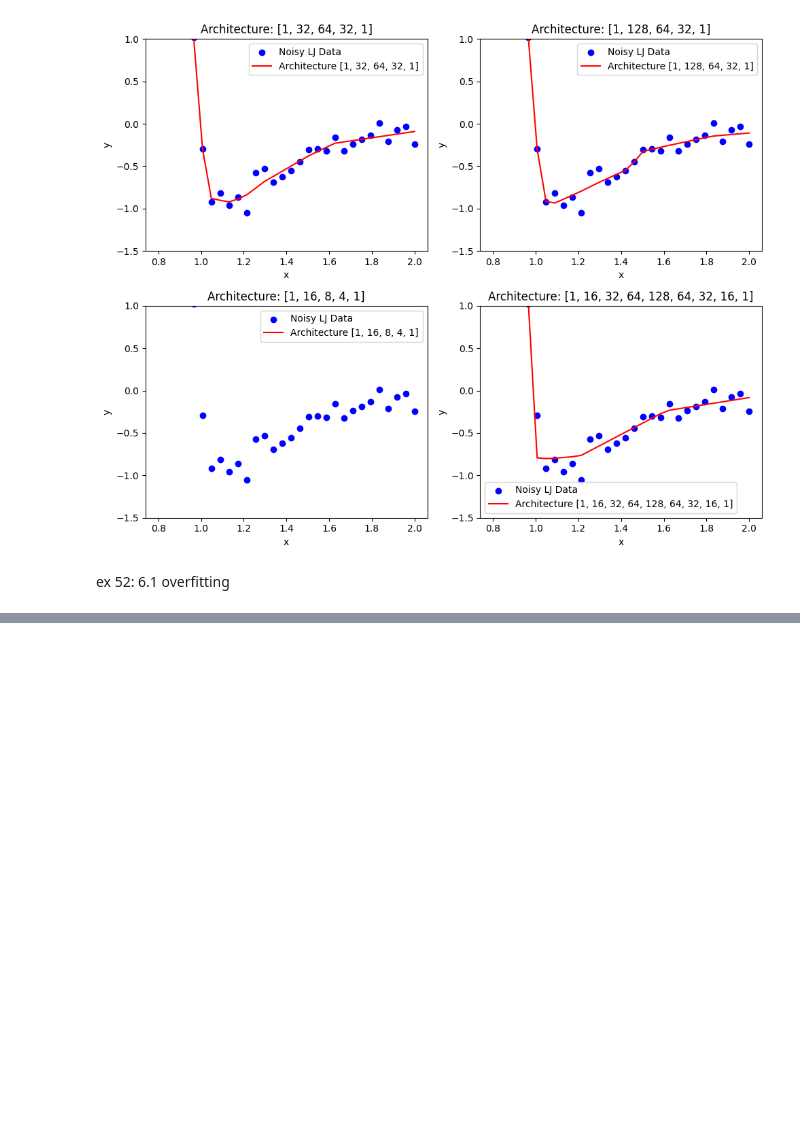
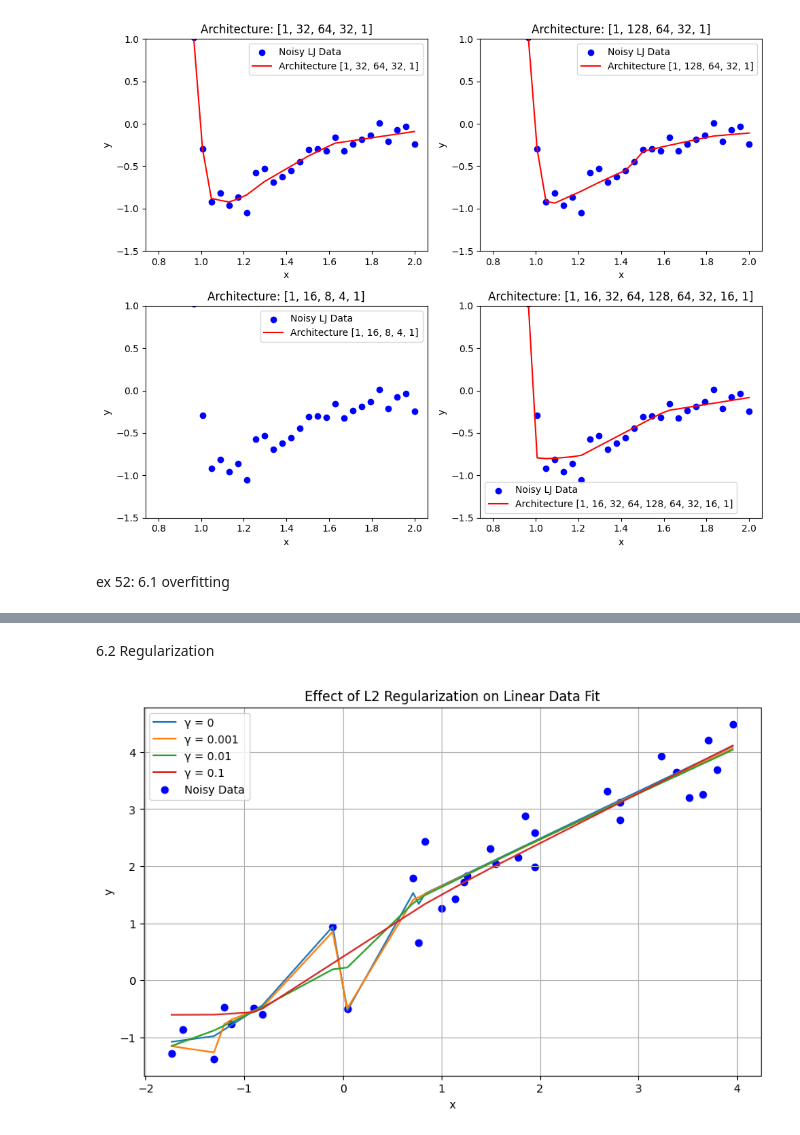
Before and after one commit to Justusperthes/Comphy, a Jupyter notebook: w10/regression.ipynb, the cells around one changed output, grey strips where cells are left out. Cells and saved outputs as stored; diff of their text form; code cells hidden in the pictures; blank space fills up the shorter version.

```diff
--- a/w10/regression.ipynb
+++ b/w10/regression.ipynb
@@ -293,0 +366,78 @@ b = 0.5748094916343689
+# %% [markdown]
+6.2 Regularization
+# %%
+# Training function with L2 regularization
+def train_model(x_train, y_train, activation_func, architecture, epochs, lr, gamma, num_runs=5):
+    losses = []
+    best_model = None
+    best_loss = float('inf')
+
+    for run in range(num_runs):
+        model = UniNet(architecture, activation_func)
+        criterion = nn.MSELoss()
+        optimizer = optim.Adam(model.parameters(), lr=lr, weight_decay=gamma)
+
+        for epoch in range(epochs):
+            model.train()
+            optimizer.zero_grad()
+            outputs = model(x_train)
+            loss = criterion(outputs, y_train)
+            loss.backward()
+            optimizer.step()
+
+        # Evaluate the model
+        final_loss = criterion(model(x_train), y_train).item()
+        losses.append(final_loss)
+
+        # Save the best model for this regularization level
+        if final_loss < best_loss:
+            best_loss = final_loss
+            best_model = model
+
+    return best_model, losses
+
+# Define the hyperparameters
+epochs = 1000
+learning_rate = 0.01
+architecture = [1, 8, 8, 8, 1]
+activation_func = nn.ReLU()
+gamma_values = [0, 0.001, 0.01, 0.1]  # Different regularization strengths
+num_runs = 5  # Number of runs to find the best model
+
+# Train models for each regularization level
+results = {}
+for gamma in gamma_values:
+    best_model, losses = train_model(xs_train, ys_train, activation_func, architecture, epochs, learning_rate, gamma, num_runs)
+    results[gamma] = (best_model, losses)
+
+# Plotting the results
+plt.figure(figsize=(10, 6))
+
+for gamma, (model, losses) in results.items():
+    # Sort xs_train for smooth plotting
+    sorted_indices = torch.argsort(xs_train, dim=0).squeeze()
+    xs_train_sorted = xs_train[sorted_indices]  # Leave as a tensor
+    ys_train_sorted = ys_train[sorted_indices].detach().numpy()
+
+    # Generate predictions
+    with torch.no_grad():
+        predictions = model(xs_train_sorted).numpy()  # Convert to numpy after getting the predictions
+
+
+    # Plot the predictions
+    plt.plot(xs_train_sorted, predictions, label=f'γ = {gamma}')
+
+# Scatter the original noisy data
+plt.scatter(xs_train, ys_train, label='Noisy Data', color='blue')
+plt.title('Effect of L2 Regularization on Linear Data Fit')
+plt.xlabel('x')
+plt.ylabel('y')
+plt.legend()
+plt.grid(True)
+plt.show()
+
+# Print average losses for each gamma
+for gamma, (_, losses) in results.items():
+    print(f'γ = {gamma} | Average Loss: {np.mean(losses):.4f} ± {np.std(losses):.4f}')
+# %% [output]
+[figure, added]
```
Also changed, not shown: parts of 3 cells of this notebook.
